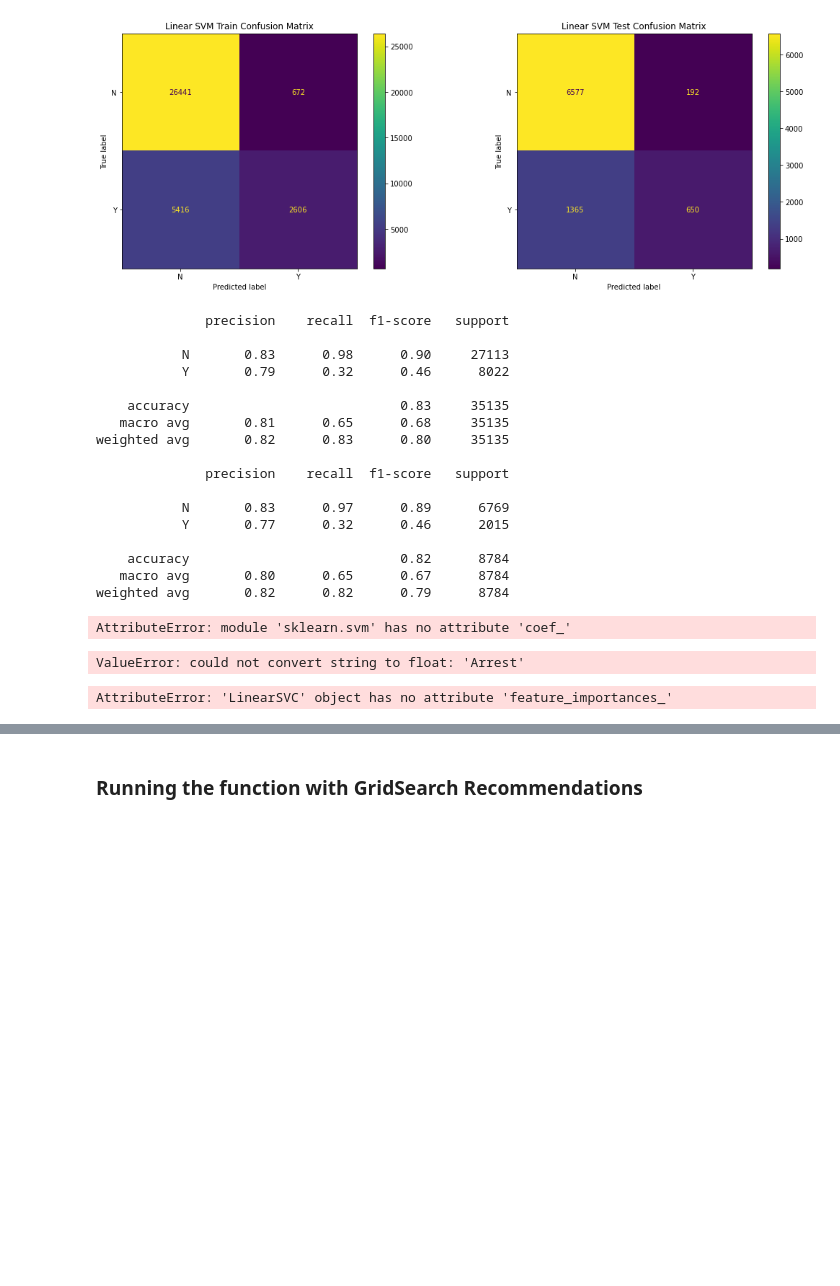
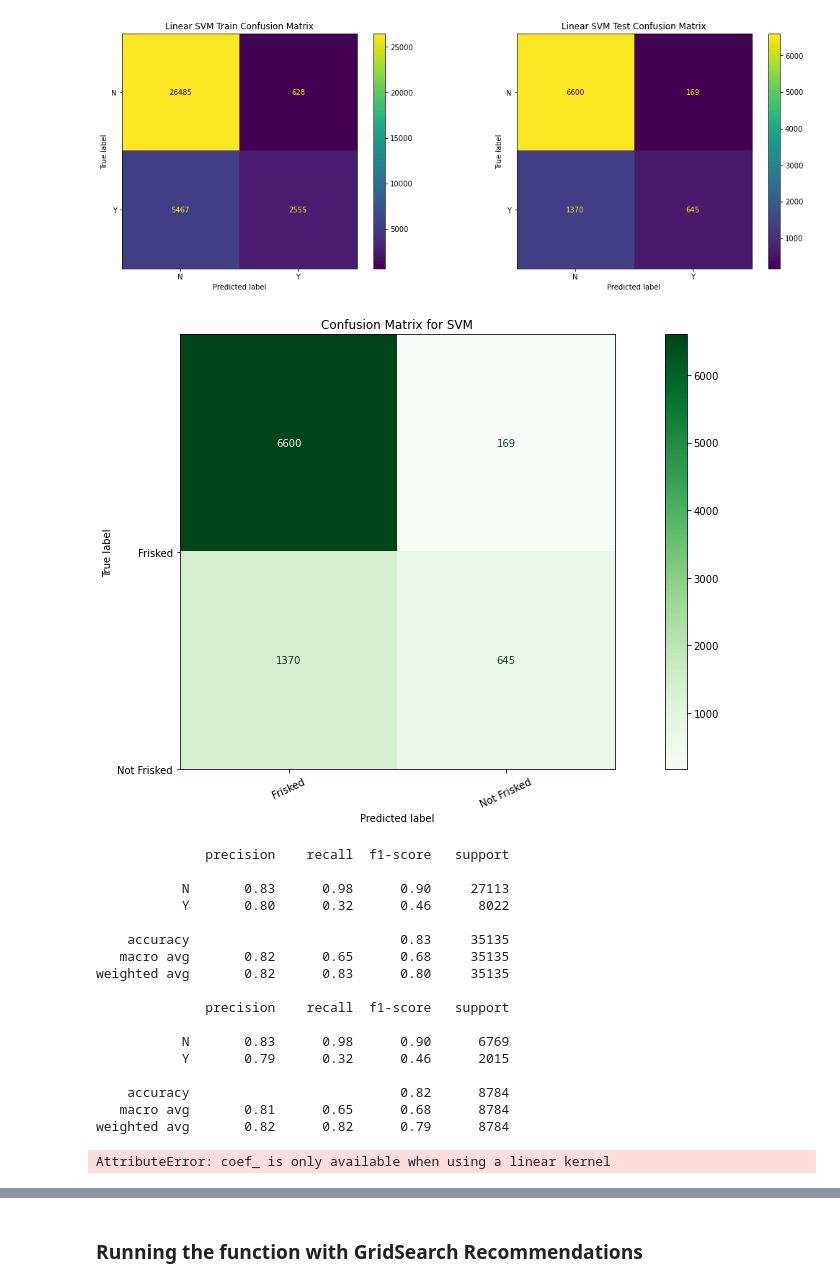
Before and after one commit to letruong711/Terry_Stop_Frisk, a Jupyter notebook: Modeling.ipynb, the cells around one changed output, grey strips where cells are left out. Cells and saved outputs as stored; diff of their text form; code cells hidden in the pictures; blank space fills up the shorter version.

```diff
--- a/Modeling.ipynb
+++ b/Modeling.ipynb
@@ -220,8 +220,8 @@ Based on the modeling of train and test data, our best models are SVM. KNN shows
 # %%
-#start decision tree confusion matrix
+#start SVM confusion matrix
 
 #instantiation
-clf = svm.SVC(kernel='linear')
+clf = svm.SVC(kernel='rbf')
 
 #fitting
 clf.fit(X_train_all, y_train)
@@ -240,29 +240,47 @@ ax0.title.set_text('Linear SVM Train Confusion Matrix')
 ax1.title.set_text('Linear SVM Test Confusion Matrix')
 # %% [output]
 [figure]
+# %%
+# Visualize your confusion matrix
+fig, ax = plt.subplots(figsize=(18, 8))
+plot_confusion_matrix(clf, X_test_all, y_test,
+                     cmap=plt.cm.Greens, ax=ax)
+# Add labels to the plot
+class_names = ["Frisked", "Not Frisked"]
+tick_marks = np.arange(len(class_names))
+tick_marks2 = tick_marks + 0.5
+plt.xticks(tick_marks, class_names, rotation=25)
+plt.yticks(tick_marks2, class_names, rotation=0)
+plt.xlabel("Predicted label")
+plt.ylabel("True label")
+plt.title("Confusion Matrix for SVM")
+plt.show()
+# %% [output]
+[figure, added]
 # %%
-#run classification model for Random Forrest
+#run classification model for SVM
 print(classification_report(y_train, y_svm_hat_train))
 print(classification_report(y_test, y_svm_hat_test))
 # %% [output]
               precision    recall  f1-score   support
 
            N       0.83      0.98      0.90     27113
-           Y       0.79      0.32      0.46      8022
+           Y       0.80      0.32      0.46      8022
 
     accuracy                           0.83     35135
-   macro avg       0.81      0.65      0.68     35135
+   macro avg       0.82      0.65      0.68     35135
 weighted avg       0.82      0.83      0.80     35135
 
               precision    recall  f1-score   support
 
-           N       0.83      0.97      0.89      6769
-           Y       0.77      0.32      0.46      2015
+           N       0.83      0.98      0.90      6769
+           Y       0.79      0.32      0.46      2015
 
     accuracy                           0.82      8784
-   macro avg       0.80      0.65      0.67      8784
+   macro avg       0.81      0.65      0.68      8784
 weighted avg       0.82      0.82      0.79      8784
 # %%
+#run function to figure out most important feature
 from sklearn import svm
 
 def f_importances(coef, names, top=-1):
@@ -279,34 +297,10 @@ def f_importances(coef, names, top=-1):
 
 # whatever your features are called
 features_names = [X]
-svc = svm.SVC(kernel='linear')
+svc = svm.SVC(kernel='rbf')
 svc.fit(X_test_all, y_test)
 
-f_importances(abs(svm.coef_[0]), feature_names, top=10)
+p =f_importances(abs(svc.coef_[0]), X_test_all.columns.values, top=20)
+p
 # %% [output]
-AttributeError: module 'sklearn.svm' has no attribute 'coef_'
+AttributeError: coef_ is only available when using a linear kernel
-# %%
-from matplotlib import pyplot as plt
-from sklearn import svm
-
-def f_importances(coef, names):
-    imp = coef
-    imp,names = zip(*sorted(zip(imp,names)))
-    plt.barh(range(len(names)), imp, align='center')
-    plt.yticks(range(len(names)), names)
-    plt.show()
-
-features_names = ['input1', 'input2']
-svm = svm.SVC(kernel='linear')
-svm.fit(X, y)
-f_importances(svm.coef_, features_names)
-# %% [output]
-ValueError: could not convert string to float: 'Arrest'
-# %%
-#figure out what features are important by level
-svm.feature_importances_
-fj = sorted(list(zip(svm.feature_importances_, X_train.columns)))
-fj = pd.DataFrame(fj, columns=['impt', 'name'], )
-fj
-# %% [output]
-AttributeError: 'LinearSVC' object has no attribute 'feature_importances_'
```
Also changed, not shown: parts of 21 cells of this notebook, 6 other files.
